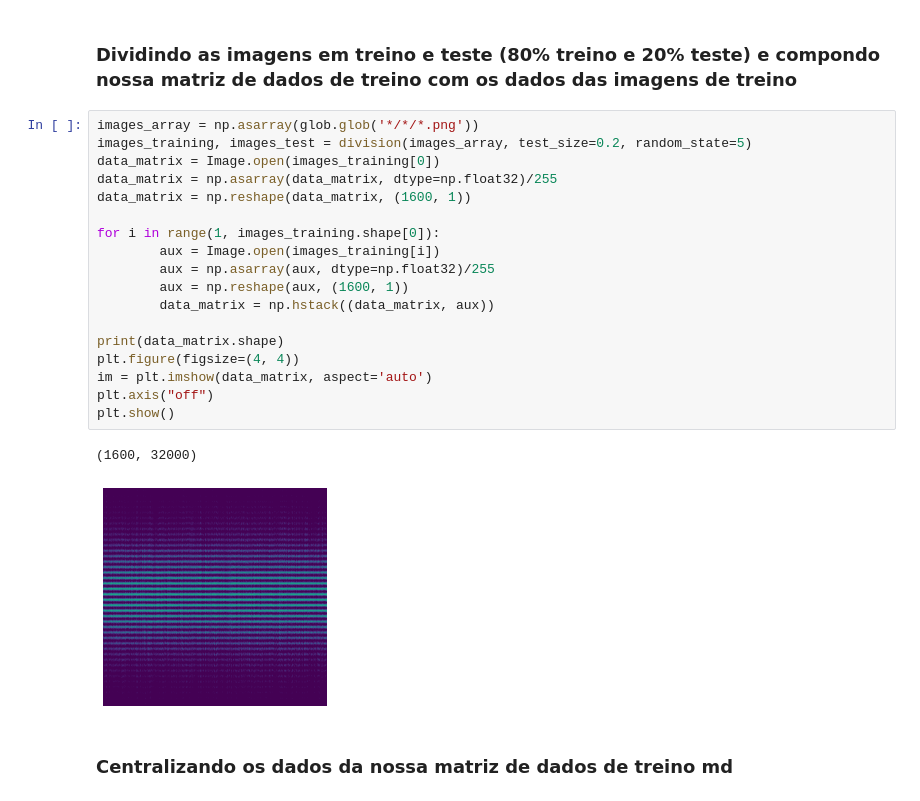
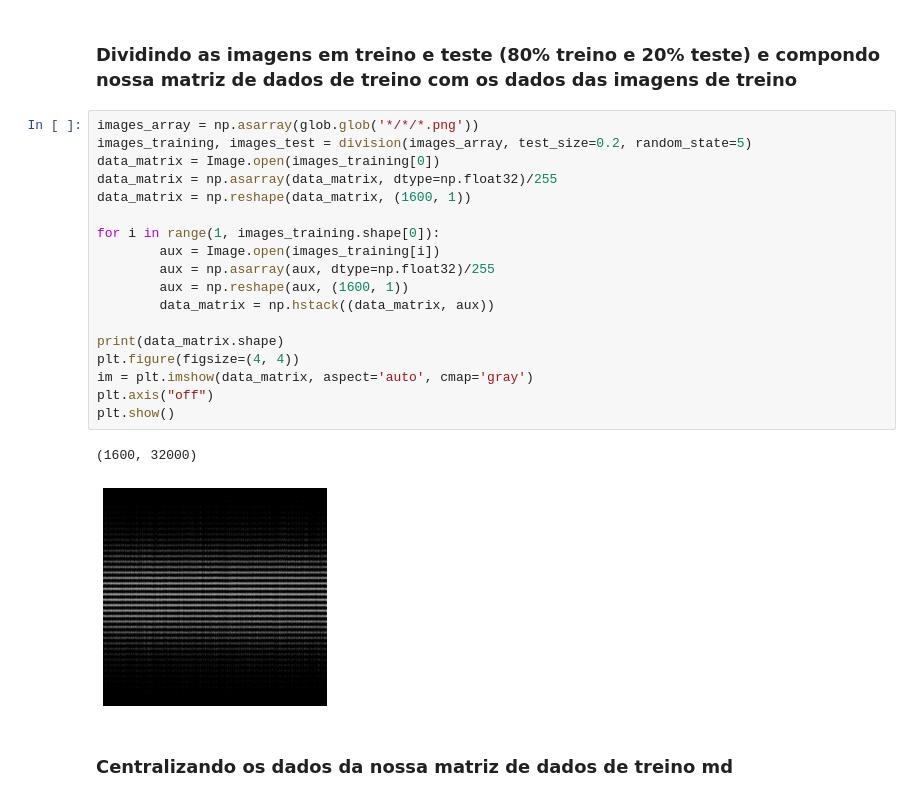
Before and after one commit to lucasivisson/Classification-Orthogonal-Projections, a Jupyter notebook: ClassificacaoProjecao.ipynb, the cells around one changed output. Drawn from its saved outputs; the diff is of its cells as text.

```diff
--- a/ClassificacaoProjecao.ipynb
+++ b/ClassificacaoProjecao.ipynb
@@ -43,24 +45,24 @@ plt.show()
 # %%
 images_array = np.asarray(glob.glob('*/*/*.png'))
 images_training, images_test = division(images_array, test_size=0.2, random_state=5)
 data_matrix = Image.open(images_training[0])
 data_matrix = np.asarray(data_matrix, dtype=np.float32)/255
 data_matrix = np.reshape(data_matrix, (1600, 1))
 
 for i in range(1, images_training.shape[0]):
         aux = Image.open(images_training[i])
         aux = np.asarray(aux, dtype=np.float32)/255
         aux = np.reshape(aux, (1600, 1))
         data_matrix = np.hstack((data_matrix, aux))
 
 print(data_matrix.shape)
 plt.figure(figsize=(4, 4))
-im = plt.imshow(data_matrix, aspect='auto')
+im = plt.imshow(data_matrix, aspect='auto', cmap='gray')
 plt.axis("off")
 plt.show()
 # %% [output]
 (1600, 32000)
-[figure, old version]
+[figure, new version]
 # %% [markdown]
 ### Centralizando os dados da nossa matriz de dados de treino md
 # %%
```
Also changed, not shown: parts of 1 cell of this notebook.
